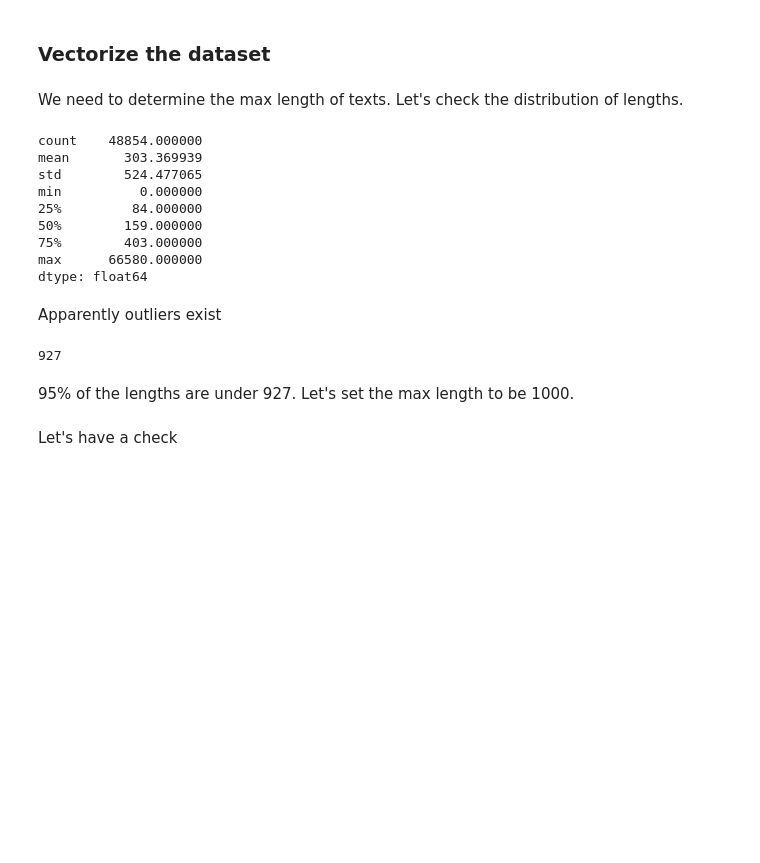
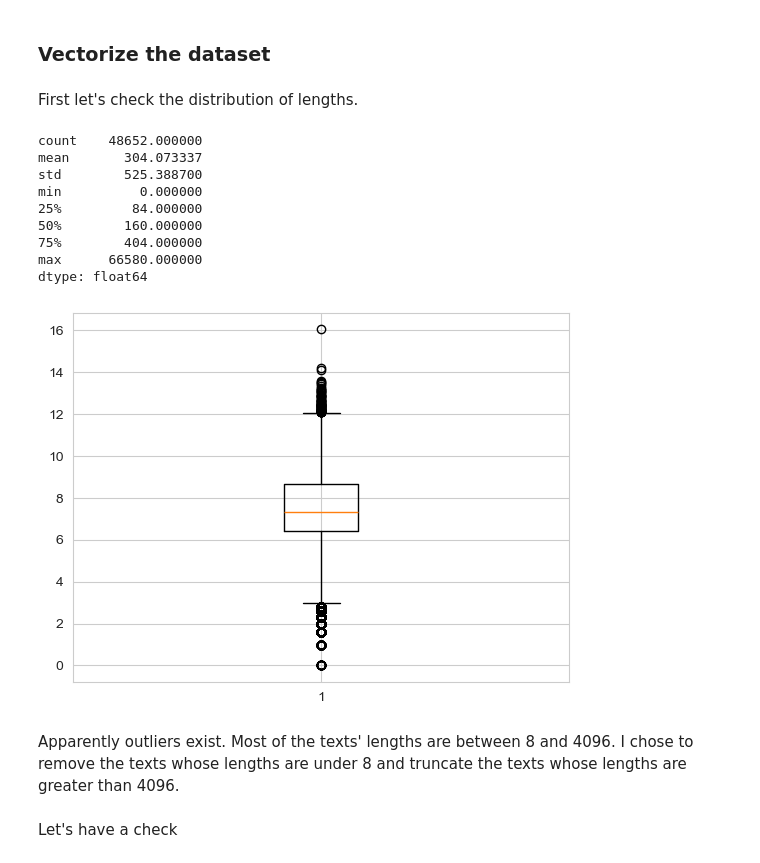
Before and after one commit to Lava-Iris/CS4248_project, a Jupyter notebook: codes/preprocessing.ipynb, the cells around one changed output. Cells and saved outputs as stored; diff of their text form; code cells hidden in the pictures; blank space fills up the shorter version.

```diff
--- a/codes/preprocessing.ipynb
+++ b/codes/preprocessing.ipynb
@@ -29,8 +23,5 @@ raw_data_path
 # %%
-parent_directory = os.path.dirname(os.getcwd())
-raw_data_path = join(parent_directory,"raw_data")
-
-raw_train_path = join(raw_data_path,"fulltrain.csv")
+raw_train_path = "../raw_data/fulltrain.csv"
 
 with open(raw_train_path) as f:
     df_train = pd.read_csv(f, names=['class', 'text'])
@@ -43,11 +34,13 @@ df_train.head()
 | 3 | 1 | After receiving 'subpar' service ... |
 | 4 | 1 | After watching his beloved Seattl... |
 # %%
+df_train.drop_duplicates(inplace=True,ignore_index=True)
+
 train_texts = df_train['text'].values
 train_labels = df_train['class'].values
 # %%
 # load stopwords
-stop_words_path = join(raw_data_path,"stopwords_en.txt")
+stop_words_path = "../raw_data/stopwords_en.txt"
 
 with open(stop_words_path) as file:
     stop_words = file.read().splitlines()
@@ -163,26 +161,25 @@ torch.save(vocabulary, file_name)
 # %% [markdown]
 ### Vectorize the dataset
 # %% [markdown]
-We need to determine the max length of texts. Let's check the distribution of lengths.
+First let's check the distribution of lengths.
 # %%
 text_lens = pd.Series([len(text) for text in tokenized_text])
 text_lens.describe()
 # %% [output]
-count    48854.000000
-mean       303.369939
-std        524.477065
+count    48652.000000
+mean       304.073337
+std        525.388700
 min          0.000000
 25%         84.000000
-50%        159.000000
-75%        403.000000
+50%        160.000000
+75%        404.000000
 max      66580.000000
 dtype: float64
-# %% [markdown]
-Apparently outliers exist
-# %%
-sorted(text_lens)[int(0.95*len(text_lens))]
-# %% [output]
-927
-# %% [markdown]
-95% of the lengths are under 927. Let's set the max length to be 1000.
+# %%
+plt.boxplot(np.log2(text_lens))
+plt.show()
+# %% [output]
+[figure, added]
+# %% [markdown]
+Apparently outliers exist. Most of the texts' lengths are between 8 and 4096. I chose to remove the texts whose lengths are under 8 and truncate the texts whose lengths are greater than 4096.
 # %%
```
Also changed, not shown: parts of 8 cells of this notebook, 10 other files.
